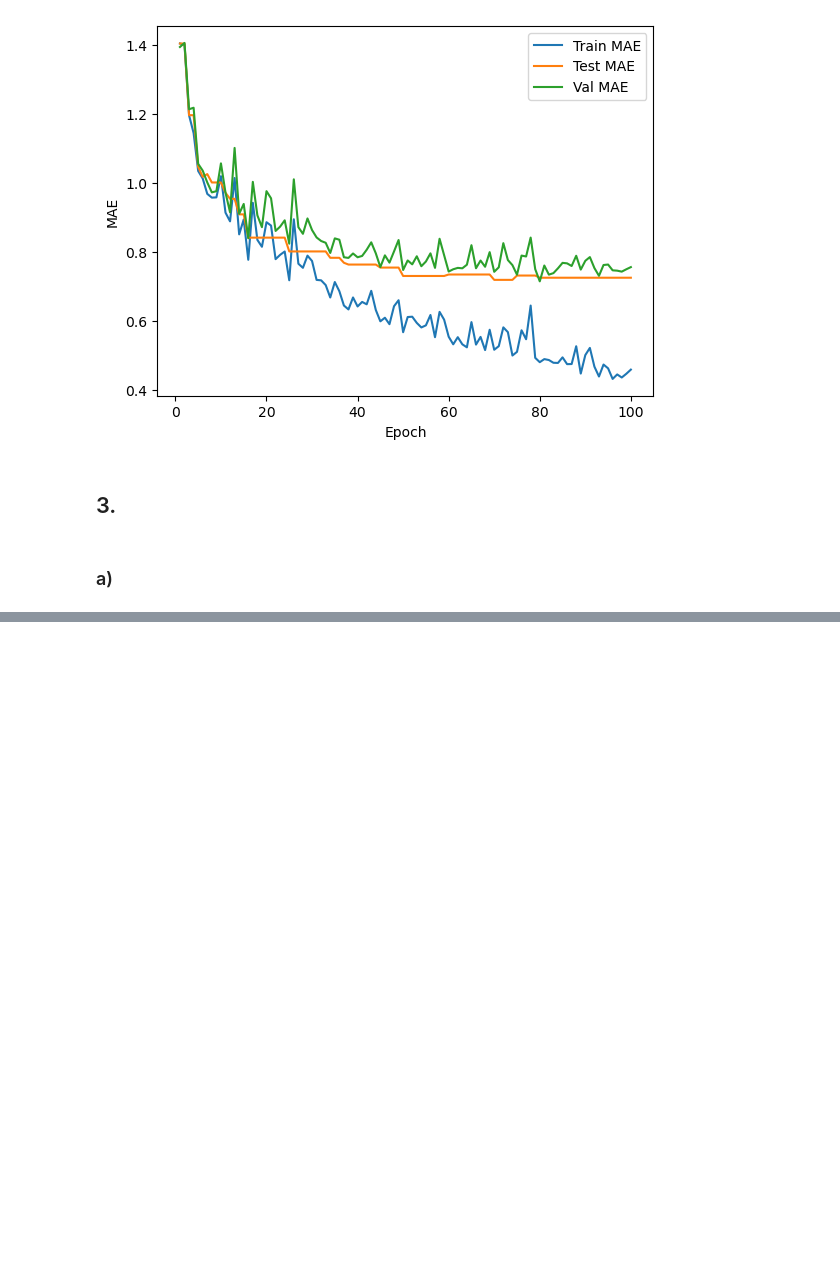
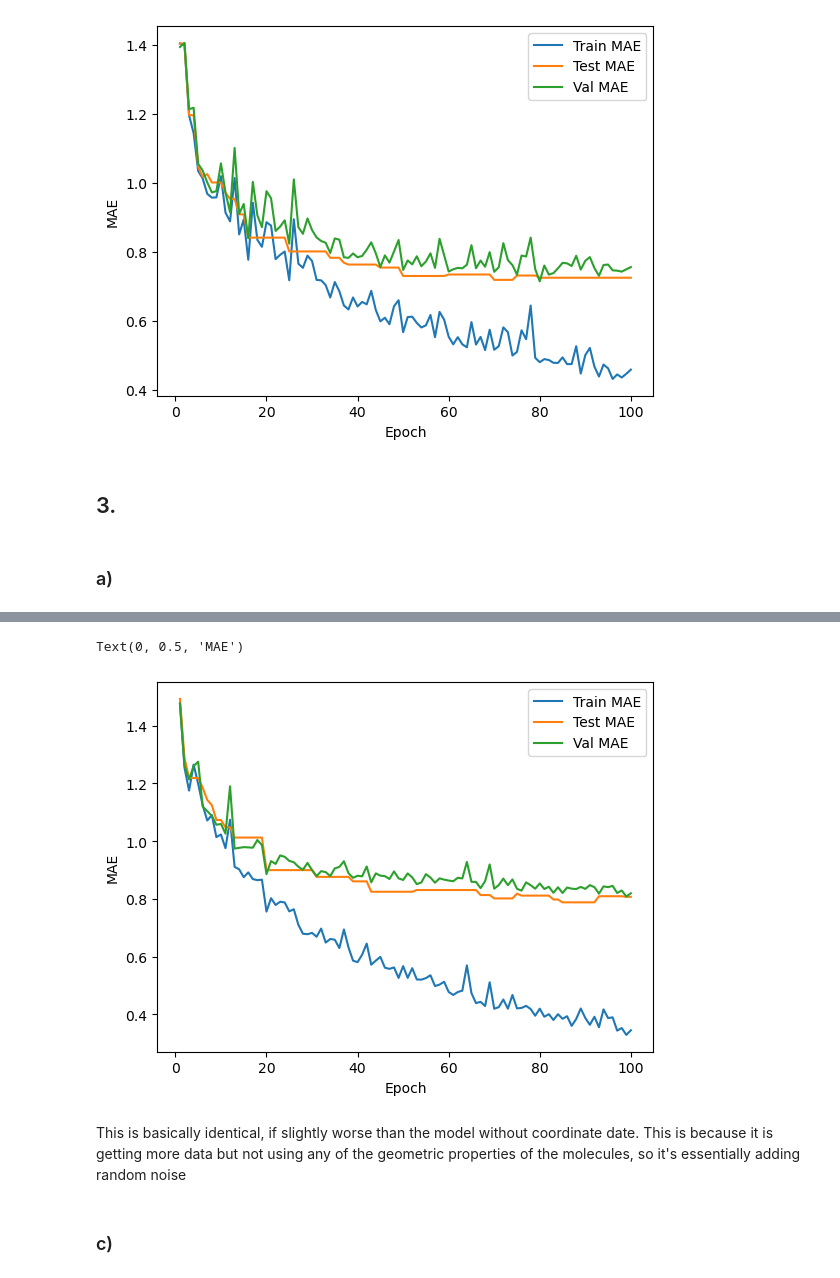
Before and after one commit to connorblake1/CHEM313, a Jupyter notebook: hw3/hw3.ipynb, the cells around one changed output, grey strips where cells are left out. Drawn from its saved outputs; the diff is of its cells as text; code cells hidden in the pictures; blank space fills up the shorter version.

```diff
--- a/hw3/hw3.ipynb
+++ b/hw3/hw3.ipynb
@@ -615,12 +617,7 @@ class CoordMPNNModel(MPNNModel):
         Returns:
             out: (batch_size, out_dim) - prediction for each graph
         """
-        # ============ YOUR CODE HERE ==============
-        # Incorporate the atom positions along with the features.
-        #
-        # h = ...
-        # ==========================================
-        h = self.lin_in(torch.cat([data.x, data], dim=-1))
+        h = self.lin_in(torch.cat([data.x, data.pos], dim=-1))
 
         for conv in self.convs:
             h = h + conv(h, data.edge_index, data.edge_attr) # (n, d) -> (n, d)
@@ -633,0 +633,11 @@ class CoordMPNNModel(MPNNModel):
+# %%
+coord_model = CoordMPNNModel(num_layers=4, emb_dim=32, in_dim=11, edge_dim=4, out_dim=1)
+coord_model_name = type(coord_model).__name__
+best_val_error, test_error, train_time, perf_per_epoch = run_experiment(
+    coord_model,
+    coord_model_name,
+    train_loader,
+    val_loader,
+    test_loader,
+    n_epochs=100
+)
@@ -633,0 +662,16 @@ class CoordMPNNModel(MPNNModel):
+# %%
+coord_perf = np.array(perf_per_epoch)
+coord_perf = coord_perf[:, :-1].astype(float)
+plt.plot(coord_perf[:,3],coord_perf[:,0],label="Train MAE")
+plt.plot(coord_perf[:,3],coord_perf[:,1],label="Test MAE")
+plt.plot(coord_perf[:,3],coord_perf[:,2],label="Val MAE")
+plt.xlabel("Epoch")
+plt.legend()
+plt.ylabel("MAE")
+# %% [output]
+Text(0, 0.5, 'MAE')
+[figure, added]
+# %% [markdown]
+This is basically identical, if slightly worse than the model without coordinate date. This is because it is getting more data but not using any of the geometric properties of the molecules, so it's essentially adding random noise
+# %% [markdown]
+### c)
```
Also changed, not shown: parts of 40 cells of this notebook.
